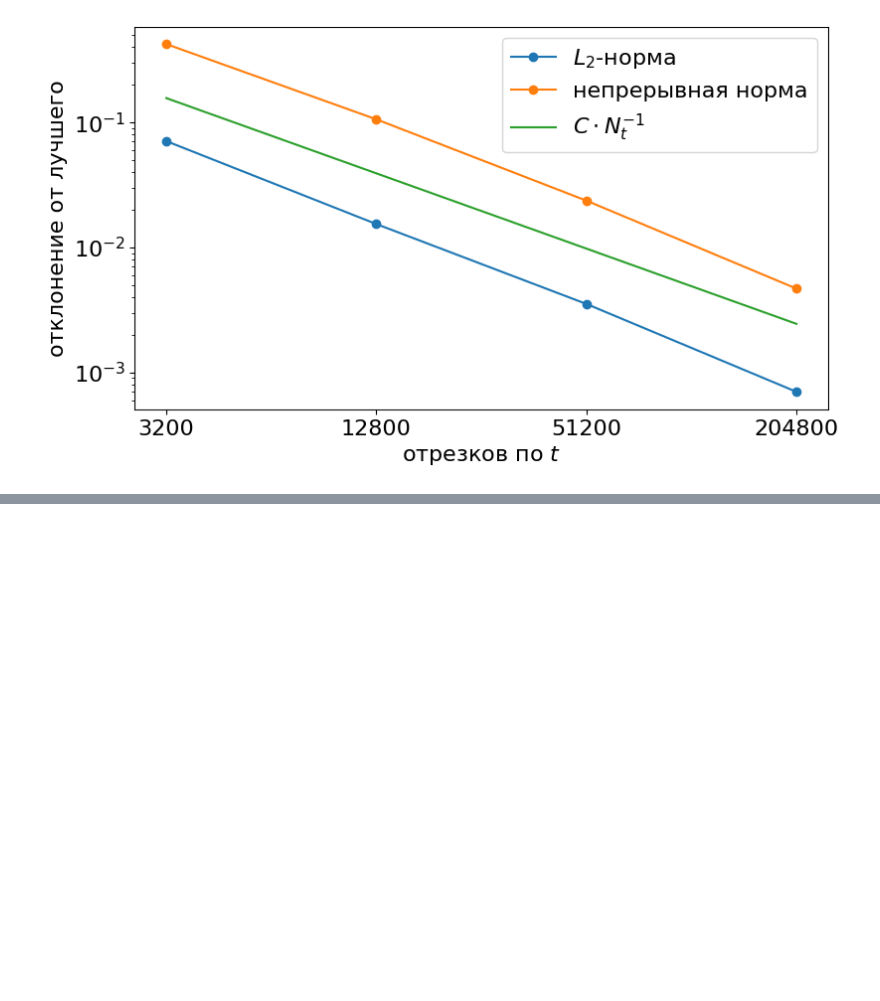
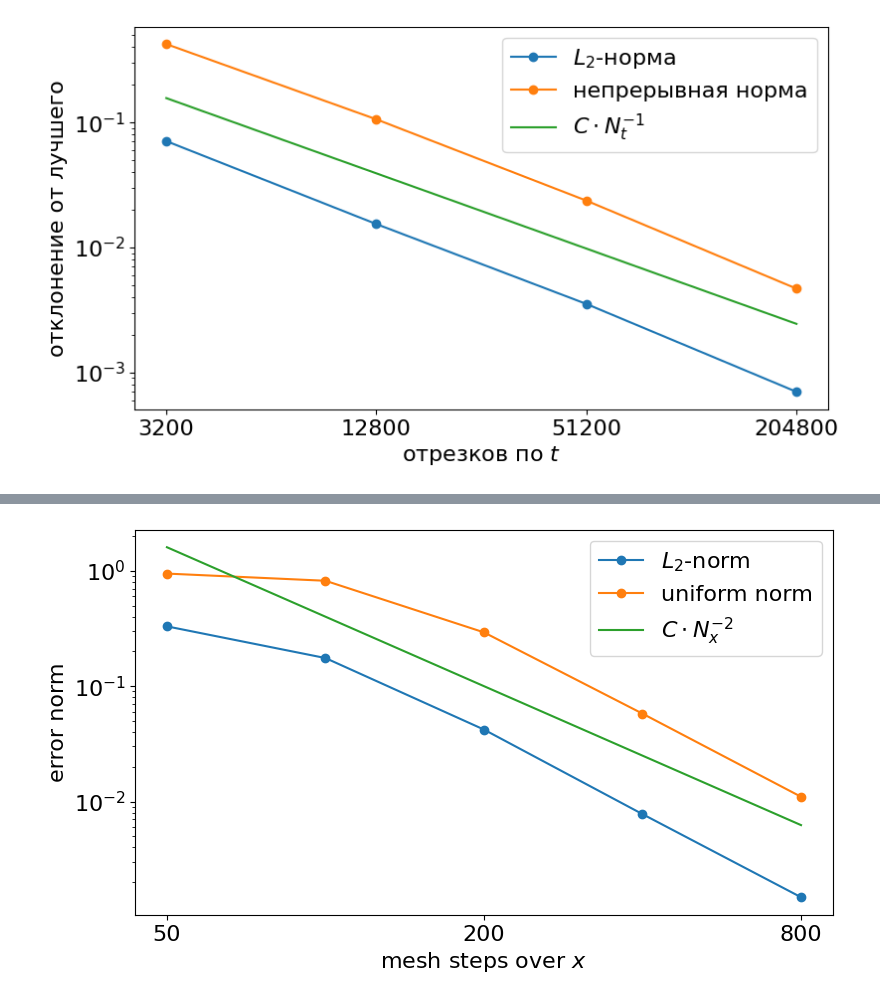
Before and after one commit to ponomarevandr/disruption, a Jupyter notebook: one_dim_problem/experiments/scheme_convergence/convergence.ipynb, the cells around one changed output, grey strips where cells are left out. Cells and saved outputs as stored; diff of their text form; code cells hidden in the pictures; blank space fills up the shorter version.

```diff
--- a/one_dim_problem/experiments/scheme_convergence/convergence.ipynb
+++ b/one_dim_problem/experiments/scheme_convergence/convergence.ipynb
@@ -88,0 +108,17 @@ plt.show()
+# %%
+errors_t_13_L2 = [norm_L2(models[i, 13], models[6, 13]) for i in range(1, 6)]
+errors_t_13_continuous = [norm_continuous(models[i, 13], models[6, 13]) for i in range(1, 6)]
+plt.figure(figsize=(9, 5))
+plt.xlabel('mesh steps over $x$')
+plt.xscale('log')
+plt.xticks(ticks=50 * 4 ** np.arange(0, 3), labels=50 * 4 ** np.arange(0, 3))
+plt.xticks(ticks=[], minor=True)
+plt.ylabel('error norm')
+plt.yscale('log')
+plt.plot([25 * 2 ** i for i in range(1, 6)], errors_t_13_L2, '-o', color='C0')
+plt.plot([25 * 2 ** i for i in range(1, 6)], errors_t_13_continuous, '-o', color='C1')
+plt.plot(np.linspace(50, 800, 2), 4000 / np.linspace(50, 800, 2) ** 2, color='C2')
+plt.legend(['$L_2$-norm', 'uniform norm', '$C \cdot N_x^{-2}$'])
+plt.show()
+# %% [output]
+[figure, added]
```
Also changed, not shown: parts of 3 cells of this notebook, 11 other files.
